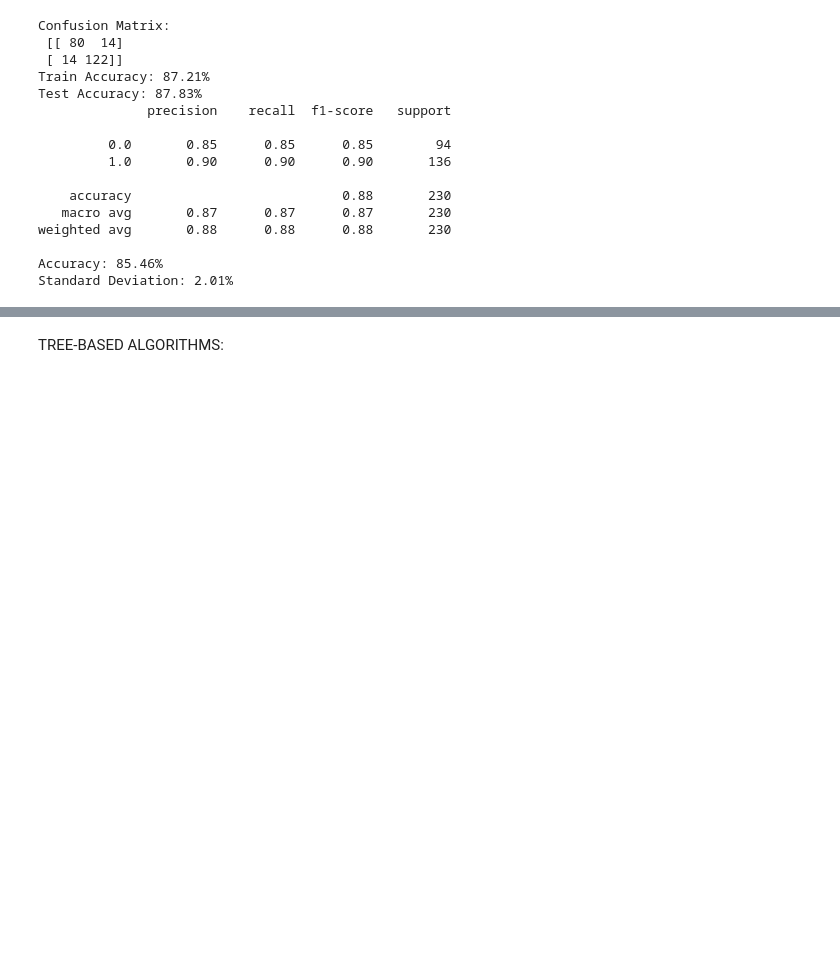
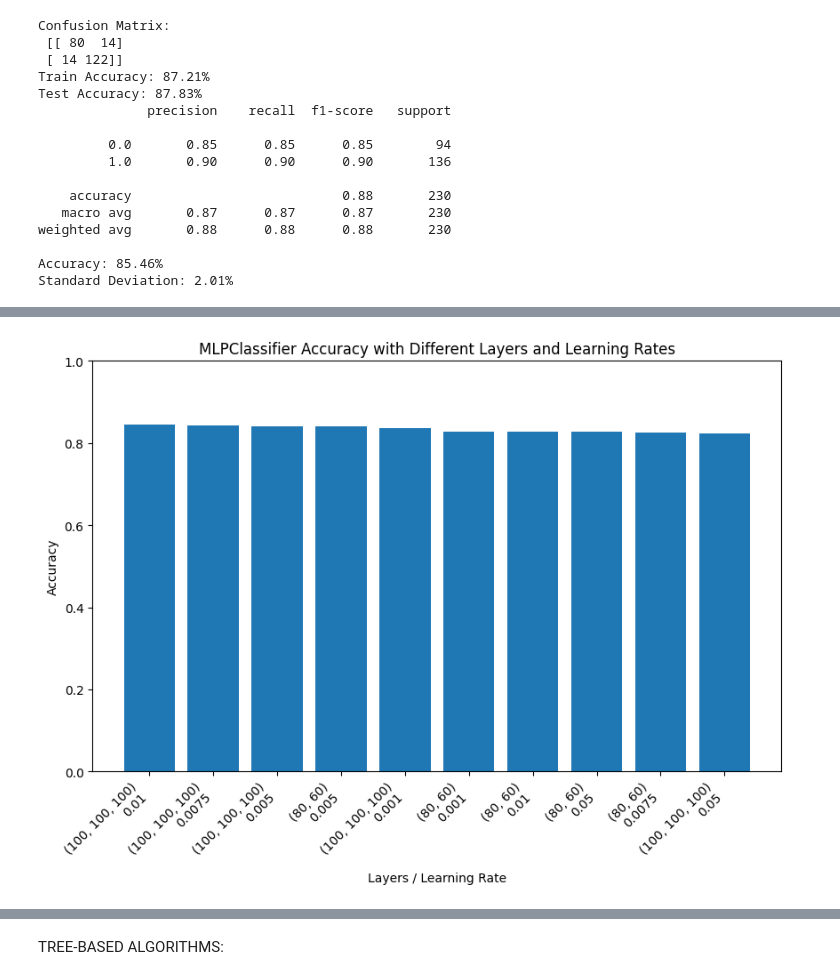
Before and after one commit to nbzuong/ML_Project, a Jupyter notebook: heart_predict.ipynb, the cells around one changed output, grey strips where cells are left out. Cells and saved outputs as stored; diff of their text form; code cells hidden in the pictures; blank space fills up the shorter version.

```diff
--- a/heart_predict.ipynb
+++ b/heart_predict.ipynb
@@ -469,0 +461,80 @@ weighted avg       0.87      0.87      0.87       230
+# %%
+from sklearn.neural_network import MLPClassifier
+
+feature_train = np.array(feature_train)
+target_train = np.array(target_train)
+
+layers_size = [(100, 100, 100), (80, 60)]
+lri = [0.001, 0.005, 0.0075, 0.01, 0.05]
+num_folds = 5  # Number of folds for cross-validation
+
+# Create empty lists to store the results
+results = []
+fold_confusion_matrices = []
+
+for s in layers_size:
+    for l in lri:
+        fold_results = []
+        mlp = MLPClassifier(hidden_layer_sizes=s, learning_rate_init=l, max_iter=1000, alpha=0.0001, solver='adam',
+                            verbose=False, random_state=21, tol=1e-4)
+
+        # Perform k-fold cross-validation
+        kf = KFold(n_splits=num_folds)
+        fold_train_accuracies = []
+        fold_test_accuracies = []
+
+        for train_index, test_index in kf.split(feature_train):
+            fold_feature_train, fold_feature_test = feature_train[train_index], feature_train[test_index]
+            fold_target_train, fold_target_test = target_train[train_index], target_train[test_index]
+
+            mlp.fit(fold_feature_train, fold_target_train)
+            fold_pred = mlp.predict(fold_feature_test)
+            fold_accuracy = accuracy_score(fold_target_test, fold_pred)
+            fold_results.append(fold_accuracy)
+
+            # Calculate and store the confusion matrix for the current fold
+            fold_confusion_matrix = confusion_matrix(fold_target_test, fold_pred)
+            fold_confusion_matrices.append(fold_confusion_matrix)
+
+        results.append((s, l, np.mean(fold_results)))
+
+# Sort the results by accuracy in descending order
+results.sort(key=lambda x: x[2], reverse=True)
+
+# Print the results and the best combination
+for s, l, accuracy in results:
+    print(f'Layers: {s}, Learning Rate: {l}, Accuracy: {accuracy}')
+
+best_layers, best_learning_rate, best_accuracy = results[0]
+print(f'Best Combination - Layers: {best_layers}, Learning Rate: {best_learning_rate}, Accuracy: {best_accuracy}')
+
+# Find the best model
+best_model = MLPClassifier(hidden_layer_sizes=best_layers, learning_rate_init=best_learning_rate, max_iter=1000,
+                           alpha=0.0001, solver='adam', verbose=False, random_state=21, tol=1e-4)
+
+# Fit the best model on the entire training set
+best_model.fit(feature_train, target_train)
+
+# Print the classification report for the best model
+best_pred = best_model.predict(feature_test)
+classification_rep = classification_report(target_test, best_pred)
+print('Classification Report - Best Model:')
+print(classification_rep)
+
+# Calculate the average confusion matrix across all folds
+average_confusion_matrix = np.mean(fold_confusion_matrices, axis=0)
+print('Average Confusion Matrix:')
+print(average_confusion_matrix)
+
+# Plot the results
+plt.figure(figsize=(10, 6))
+x_ticks = [f'{s}\n{l}' for s, l, _ in results]
+y_values = [accuracy for _, _, accuracy in results]
+plt.bar(x_ticks, y_values)
+plt.xlabel('Layers / Learning Rate')
+plt.ylabel('Accuracy')
+plt.title('MLPClassifier Accuracy with Different Layers and Learning Rates')
+plt.xticks(rotation=45, ha='right')
+plt.ylim(0, 1)
+plt.show()
+# %% [output]
@@ -470,3 +558,4 @@ weighted avg       0.87      0.87      0.87       230
+[figure, added]
 # %%
 #Logistic Regression with accuracy score for different C values for both train and test set and plotting the graph
 from sklearn.linear_model import LogisticRegression
```
Also changed, not shown: parts of 6 cells of this notebook.
